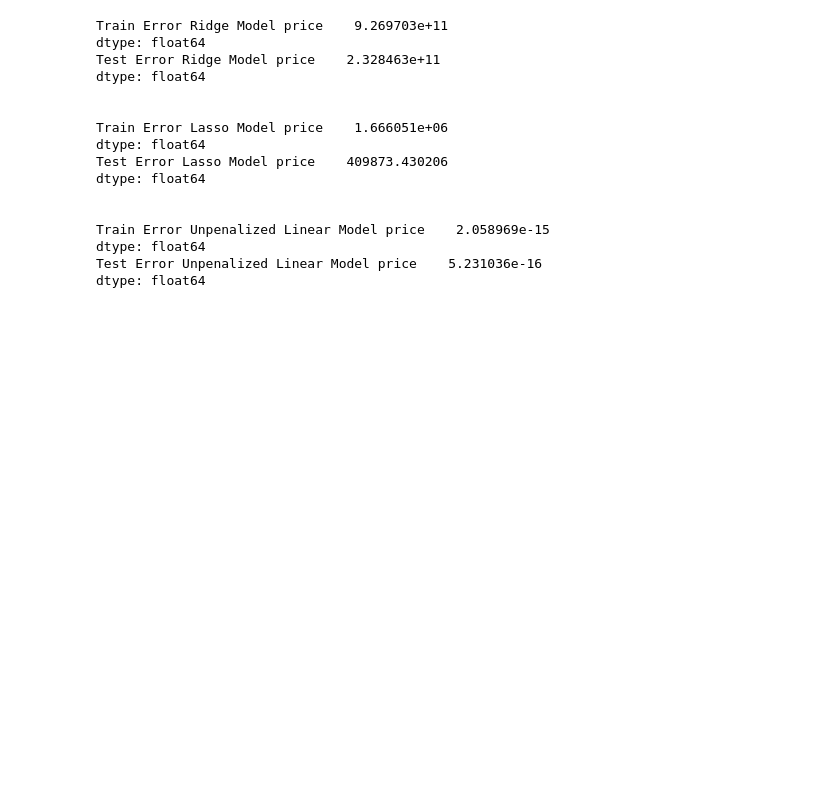
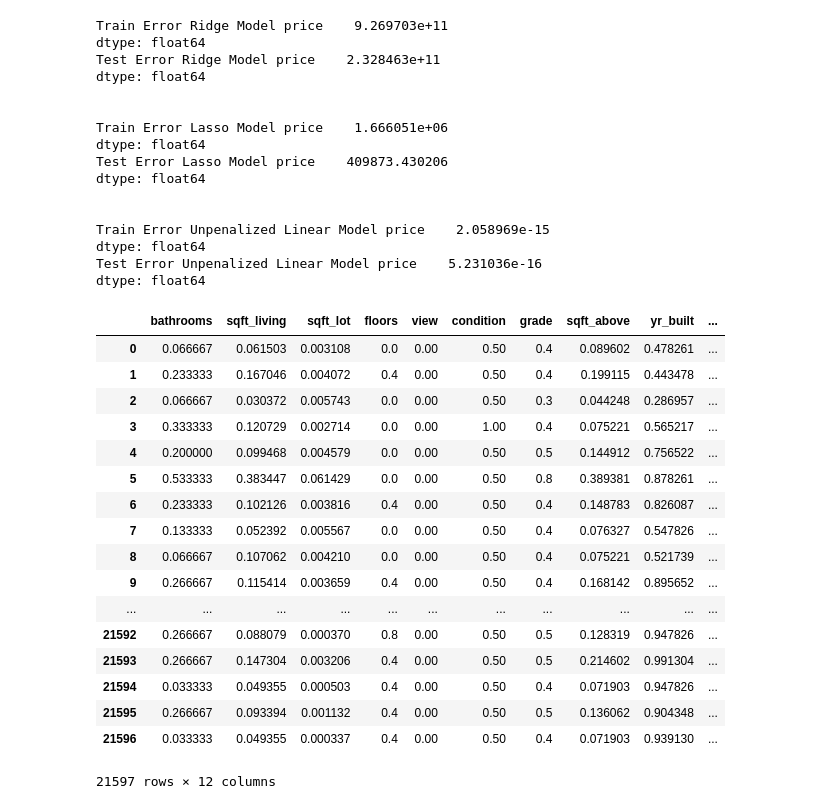
Before and after one commit to kmcnicoll/KyleMatt, a Jupyter notebook: kc_housing_data - wip - finch.ipynb, the cells around one changed output. Saved outputs shown, nothing was run; the diff lists cells and outputs as text; code cells hidden in the pictures; blank space fills up the shorter version.

```diff
--- a/kc_housing_data.ipynb
+++ b/kc_housing_data - wip - finch.ipynb
@@ -190,0 +177,21 @@ dtype: float64
+# %%
+housing_predictors.iloc[:,:15]
+# %% [output]
+|  | bathrooms | sqft_living | sqft_lot | floors | view | condition | grade | sqft_above | yr_built | ... |
+| 0 | 0.066667 | 0.061503 | 0.003108 | 0.0 | 0.00 | 0.50 | 0.4 | 0.089602 | 0.478261 | ... |
+| 1 | 0.233333 | 0.167046 | 0.004072 | 0.4 | 0.00 | 0.50 | 0.4 | 0.199115 | 0.443478 | ... |
+| 2 | 0.066667 | 0.030372 | 0.005743 | 0.0 | 0.00 | 0.50 | 0.3 | 0.044248 | 0.286957 | ... |
+| 3 | 0.333333 | 0.120729 | 0.002714 | 0.0 | 0.00 | 1.00 | 0.4 | 0.075221 | 0.565217 | ... |
+| 4 | 0.200000 | 0.099468 | 0.004579 | 0.0 | 0.00 | 0.50 | 0.5 | 0.144912 | 0.756522 | ... |
+| 5 | 0.533333 | 0.383447 | 0.061429 | 0.0 | 0.00 | 0.50 | 0.8 | 0.389381 | 0.878261 | ... |
+| 6 | 0.233333 | 0.102126 | 0.003816 | 0.4 | 0.00 | 0.50 | 0.4 | 0.148783 | 0.826087 | ... |
+| 7 | 0.133333 | 0.052392 | 0.005567 | 0.0 | 0.00 | 0.50 | 0.4 | 0.076327 | 0.547826 | ... |
+| 8 | 0.066667 | 0.107062 | 0.004210 | 0.0 | 0.00 | 0.50 | 0.4 | 0.075221 | 0.521739 | ... |
+| 9 | 0.266667 | 0.115414 | 0.003659 | 0.4 | 0.00 | 0.50 | 0.4 | 0.168142 | 0.895652 | ... |
+| ... | ... | ... | ... | ... | ... | ... | ... | ... | ... | ... |
+| 21592 | 0.266667 | 0.088079 | 0.000370 | 0.8 | 0.00 | 0.50 | 0.5 | 0.128319 | 0.947826 | ... |
+| 21593 | 0.266667 | 0.147304 | 0.003206 | 0.4 | 0.00 | 0.50 | 0.5 | 0.214602 | 0.991304 | ... |
+| 21594 | 0.033333 | 0.049355 | 0.000503 | 0.4 | 0.00 | 0.50 | 0.4 | 0.071903 | 0.947826 | ... |
+| 21595 | 0.266667 | 0.093394 | 0.001132 | 0.4 | 0.00 | 0.50 | 0.5 | 0.136062 | 0.904348 | ... |
+| 21596 | 0.033333 | 0.049355 | 0.000337 | 0.4 | 0.00 | 0.50 | 0.4 | 0.071903 | 0.939130 | ... |
+21597 rows × 12 columns
```
Also changed, not shown: parts of 10 cells of this notebook.
